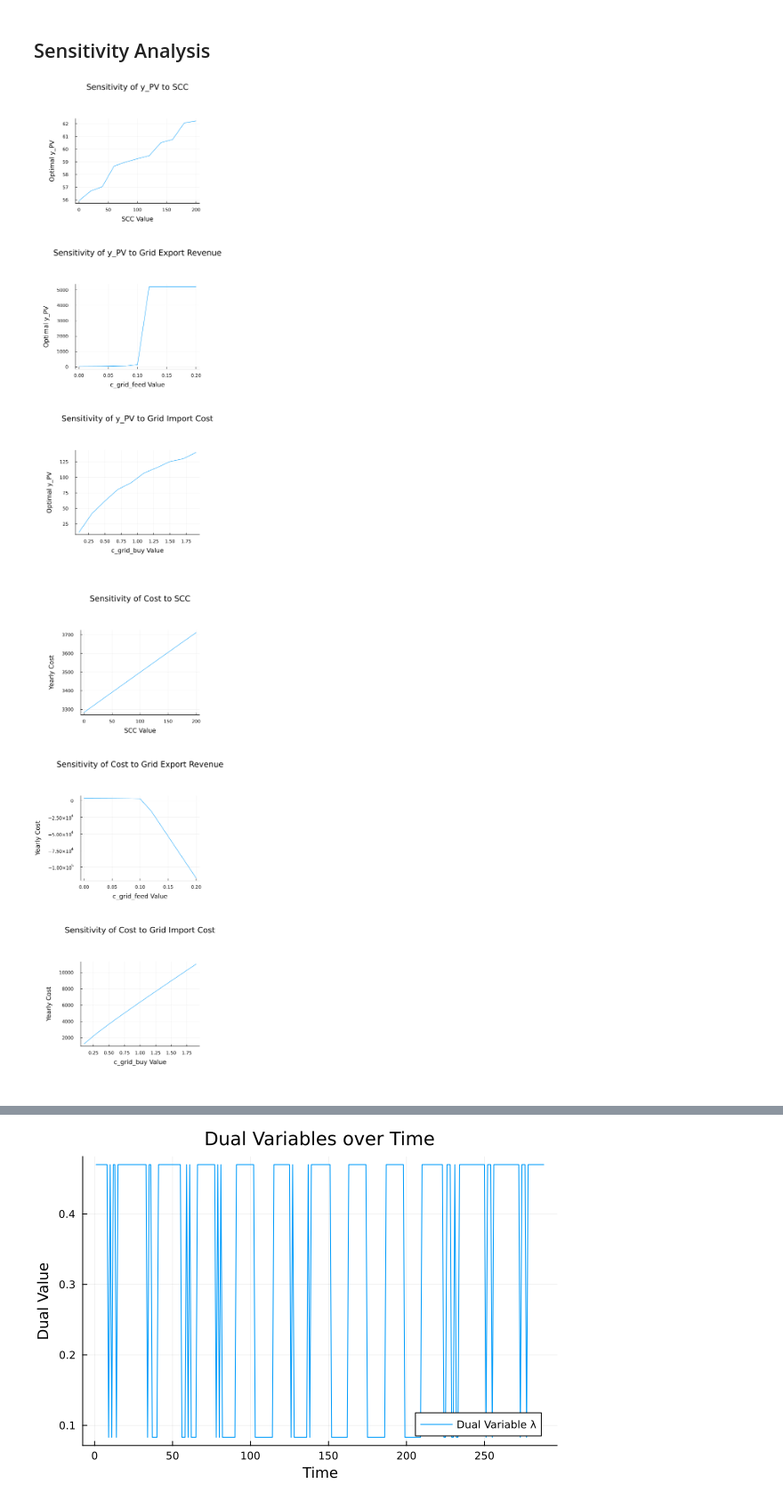
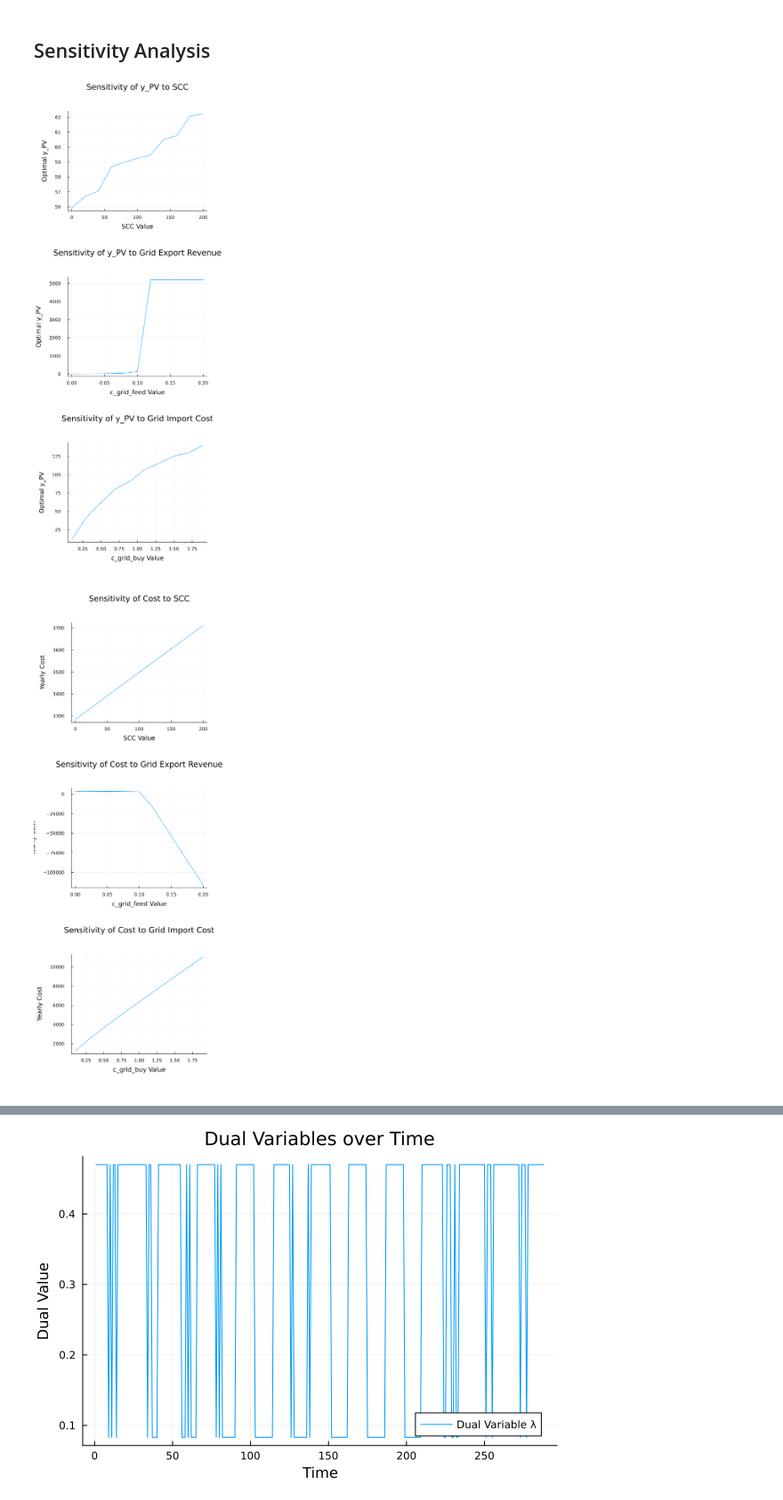
Before and after one commit to czwiessler/AMOProject, a Jupyter notebook: 05_Optimization.ipynb, the cells around one changed output, grey strips where cells are left out. Shown at 89% size. Saved outputs shown, nothing was run; the diff lists cells and outputs as text; code cells hidden in the pictures.

```diff
--- a/05_Optimization.ipynb
+++ b/05_Optimization.ipynb
@@ -342,35 +416,40 @@ cost_grid_export = []
 # Loop to update grid import cost and optimize the model
 for c_grid_feed_value in c_grid_feed_values
     c_grid_feed = c_grid_feed_value  # Update grid import cost value
 
     # Re-build
     model = buildAndOptimize()
 
     # Collect the results
     push!(y_PV_values_grid_export, value(model[:y_PV]))
     push!(cost_grid_export, objective_value(model)/12*365)
 end
 c_grid_feed = 0.083
 
 sens_ypv_scc = plot(SCC_values, y_PV_values_SCC, xlabel="SCC Value", ylabel="Optimal y_PV", title="Sensitivity of y_PV to SCC", label=false, legend=:topright)
 
 sens_ypv_export = plot(c_grid_feed_values, y_PV_values_grid_export, xlabel="c_grid_feed Value", ylabel="Optimal y_PV", title="Sensitivity of y_PV to Grid Export Revenue", label=false, legend=:topright)
 
 sens_ypv_import = plot(c_grid_buy_values, y_PV_values_grid_import, xlabel="c_grid_buy Value", ylabel="Optimal y_PV", title="Sensitivity of y_PV to Grid Import Cost", label=false, legend=:topright)
 
-merge1 = plot(sens_ypv_scc, sens_ypv_export, sens_ypv_import, layout=(3, 1), size=(500, 1300), margin=15mm)
+# Combine sensitivity plots for y_PV
+merge1 = plot(sens_ypv_scc, sens_ypv_export, sens_ypv_import, layout=(3, 1), size=(500, 1300), margin=10mm, yformatter=:plain)
 display(merge1)
 
 sens_cost_scc = plot(SCC_values, cost_SCC, xlabel="SCC Value", ylabel="Yearly Cost", title="Sensitivity of Cost to SCC", label=false, legend=:topright)
 
 sens_cost_export = plot(c_grid_feed_values, cost_grid_export, xlabel="c_grid_feed Value", ylabel="Yearly Cost", title="Sensitivity of Cost to Grid Export Revenue", label=false, legend=:topright)
 
 sens_cost_import = plot(c_grid_buy_values, cost_grid_import, xlabel="c_grid_buy Value", ylabel="Yearly Cost", title="Sensitivity of Cost to Grid Import Cost", label=false, legend=:topright)
 
 
-# Combine both sensitivity plots for costs
-merge2 = plot(sens_cost_scc, sens_cost_export, sens_cost_import, layout=(3, 1), size=(500, 1300), margin=15mm)
+# Combine sensitivity plots for costs
+merge2 = plot(sens_cost_scc, sens_cost_export, sens_cost_import, layout=(3, 1), size=(500, 1300), margin=10mm, yformatter=:plain)
 display(merge2)
+
+merge3 = plot(sens_ypv_scc, sens_cost_scc, sens_ypv_export, sens_cost_export, sens_ypv_import, sens_cost_import,
+ layout=(3, 2), size=(1000, 1300), margin=10mm, yformatter=:plain)
+display(merge3)
 # %% [output]
-[figure, old version]
+[figure, new version]
-[figure, old version]
+[figure, new version]
```
Also changed, not shown: parts of 7 cells of this notebook.
